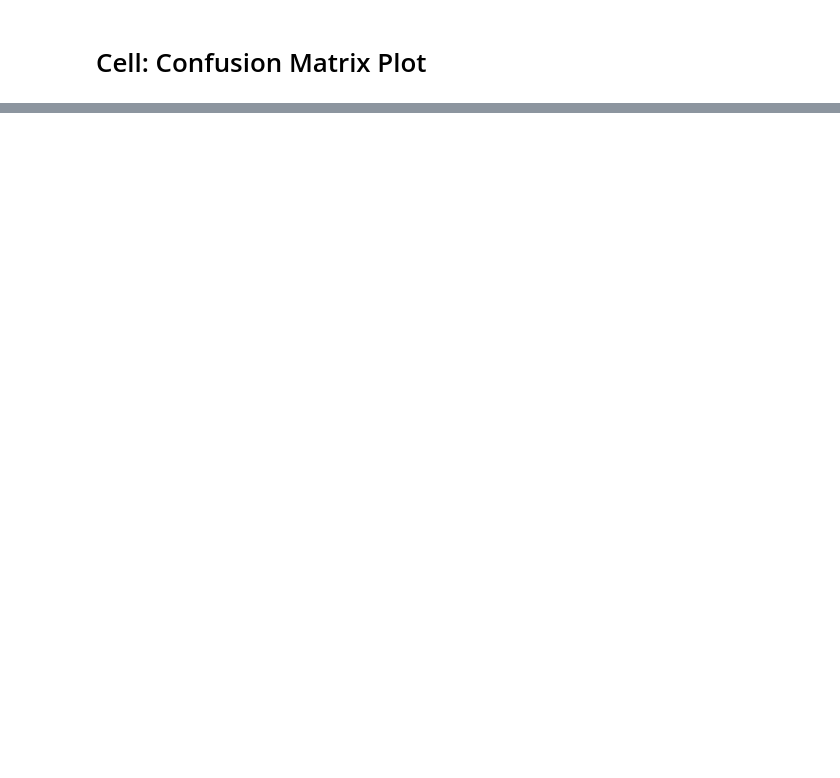
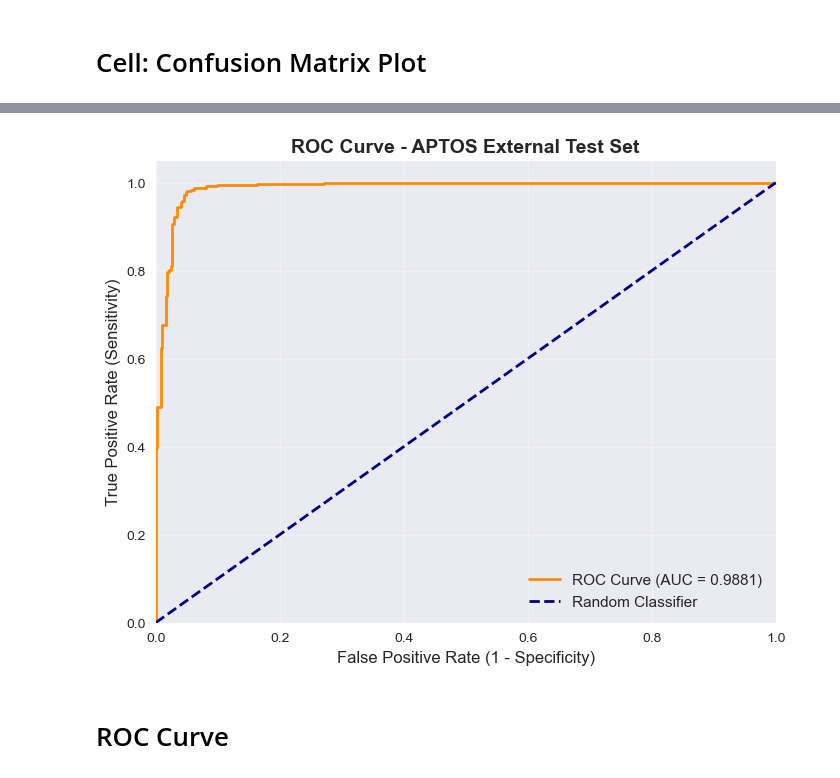
Before and after one commit to Siddhanth2509/EYE-ASSISST, a Jupyter notebook: notebooks/phase 2/phase2_results.ipynb, the cells around one changed output, grey strips where cells are left out. Drawn from its saved outputs; the diff is of its cells as text; code cells hidden in the pictures; blank space fills up the shorter version.

```diff
--- a/notebooks/phase 2/phase2_results.ipynb
+++ b/notebooks/phase 2/phase2_results.ipynb
@@ -76,16 +89,15 @@ print(f"Best validation metrics: {checkpoint.get('metrics', {})}")
 # Load APTOS test dataloader
 from src.data.datamodule import FundusDataModule
 
-# Initialize datamodule with APTOS dataset
+# Initialize datamodule with correct parameters
 dm = FundusDataModule(
-    data_dir=r"D:\TAB\Mine\College\SEM 7\GR\eye-realtime-inference\data",
-    dataset_name="aptos",
+    data_root=r"D:\TAB\Mine\College\SEM 7\GR\eye-realtime-inference\Data\splits\fundus",
+    image_size=224,
     batch_size=32,
-    num_workers=4,
-    task="binary"
+    num_workers=4
 )
 
-dm.setup(stage="test")
+dm.setup()
 aptos_loader = dm.test_dataloader()
 
 print(f"APTOS test samples: {len(aptos_loader.dataset)}")
@@ -139,0 +155,24 @@ plt.show()
+# %%
+# Plot ROC Curve
+from sklearn.metrics import roc_curve, auc
+
+fpr, tpr, thresholds = roc_curve(y_true, y_prob)
+roc_auc = auc(fpr, tpr)
+
+plt.figure(figsize=(8, 6))
+plt.plot(fpr, tpr, color='darkorange', lw=2,
+         label=f'ROC Curve (AUC = {roc_auc:.4f})')
+plt.plot([0, 1], [0, 1], color='navy', lw=2, linestyle='--',
+         label='Random Classifier')
+plt.xlim([0.0, 1.0])
+plt.ylim([0.0, 1.05])
+plt.xlabel('False Positive Rate (1 - Specificity)', fontsize=12)
+plt.ylabel('True Positive Rate (Sensitivity)', fontsize=12)
+plt.title('ROC Curve - APTOS External Test Set', fontsize=14, fontweight='bold')
+plt.legend(loc="lower right", fontsize=11)
+plt.grid(True, alpha=0.3)
+plt.show()
+# %% [output]
+[figure, added]
+# %% [markdown]
+# ROC Curve
```
Also changed, not shown: parts of 12 cells of this notebook.
